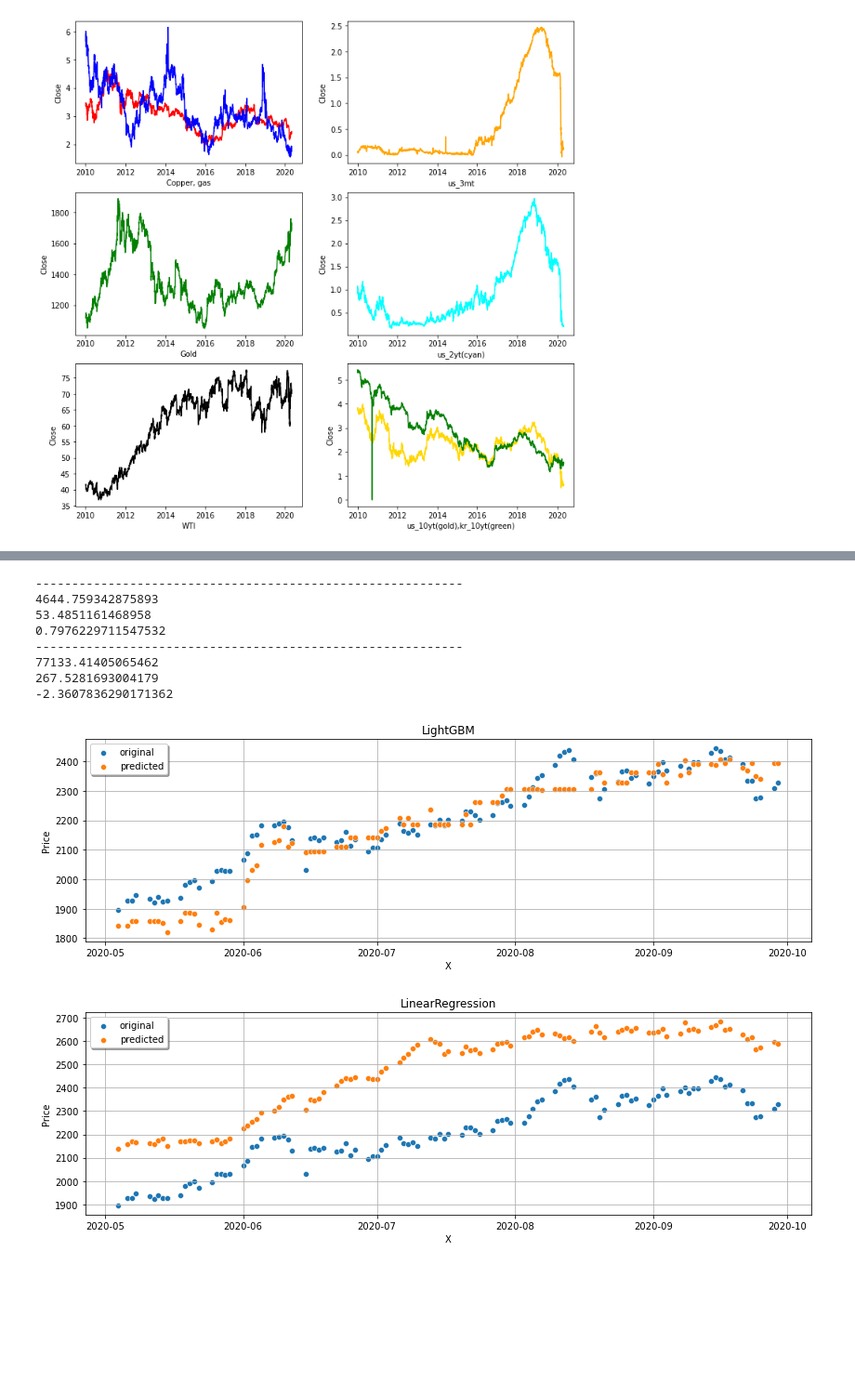
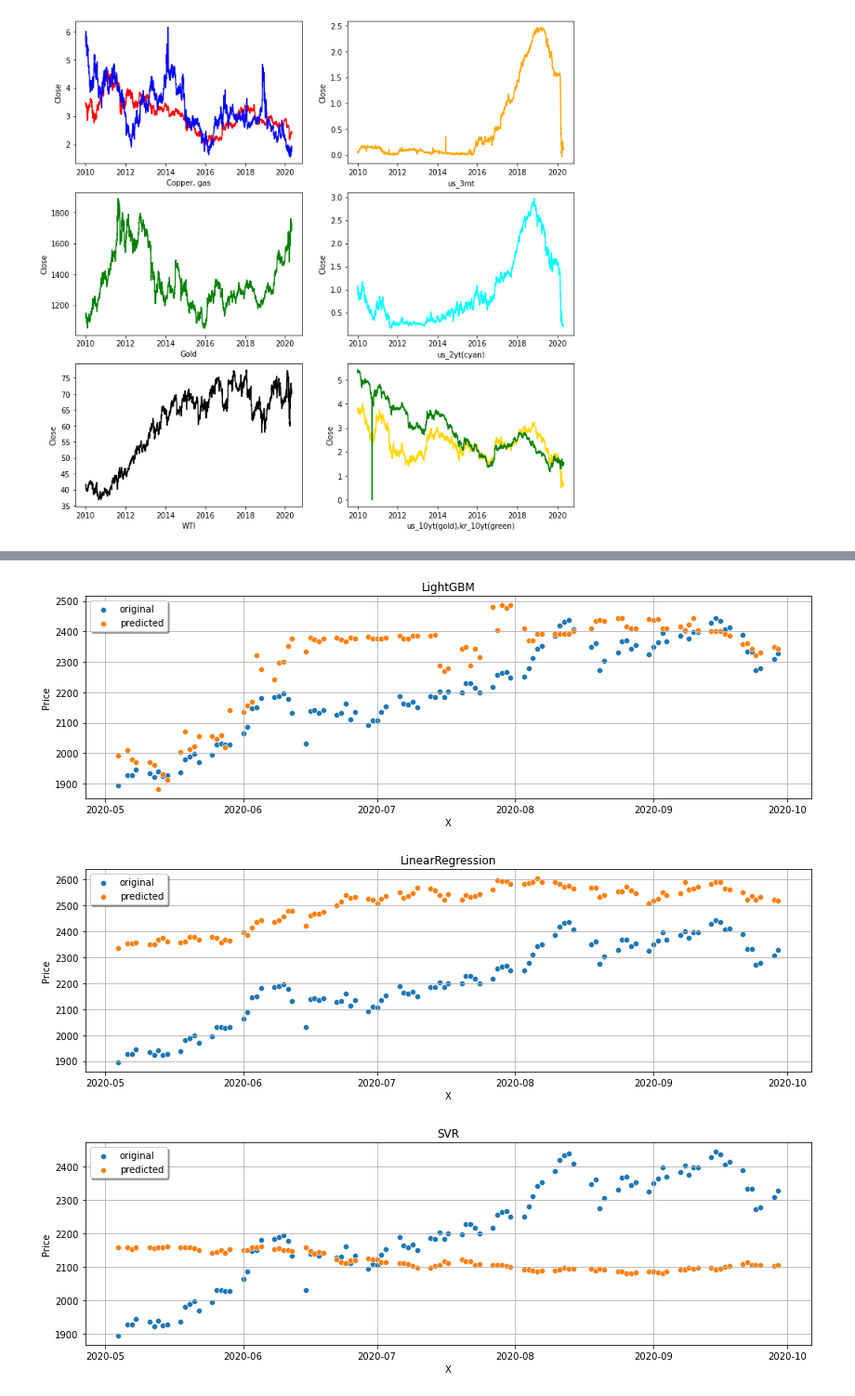
Before and after one commit to DongGuk-Seo/Yeardream, a Jupyter notebook: Project_Modeling/data/Project_Price_Prediction.ipynb, the cells around one changed output, grey strips where cells are left out. Shown at 93% size. Saved outputs shown, nothing was run; the diff lists cells and outputs as text; code cells hidden in the pictures; blank space fills up the shorter version.

```diff
--- a/Project_Modeling/data/Project_Price_Prediction.ipynb
+++ b/Project_Modeling/data/Project_Price_Prediction.ipynb
@@ -338,6 +341,7 @@ kospi_train_merged = pd.merge(kospi_train_merged,hk_train.Open,left_index=True,r
 kospi_train_merged = pd.merge(kospi_train_merged,usd_krw_train.Close,left_index=True,right_index=True,how='left')
 kospi_train_merged = pd.merge(kospi_train_merged,usd_index_train.Open,left_index=True,right_index=True,how='left')
 kospi_train_merged = pd.merge(kospi_train_merged,usd_cny_train.Open,left_index=True,right_index=True,how='left')
+kospi_train_merged = pd.merge(kospi_train_merged,usd_jpy_train.Open,left_index=True,right_index=True,how='left')
 kospi_train_merged = pd.merge(kospi_train_merged,gold_train.Open,left_index=True,right_index=True,how='left')
 kospi_train_merged = pd.merge(kospi_train_merged,wti_train.Open,left_index=True,right_index=True,how='left')
 kospi_train_merged = pd.merge(kospi_train_merged,copper_train.Open,left_index=True,right_index=True,how='left')
@@ -345,7 +349,7 @@ kospi_train_merged = pd.merge(kospi_train_merged,gas_train.Open,left_index=True,
 kospi_train_merged = pd.merge(kospi_train_merged,kr_10YT_train.Close,left_index=True,right_index=True,how='left')
 kospi_train_merged = pd.merge(kospi_train_merged,us_3MT_train.Open,left_index=True,right_index=True,how='left')
 kospi_train_merged = pd.merge(kospi_train_merged,us_10YT_train.Open,left_index=True,right_index=True,how='left')
-kospi_train_merged.columns = ['Target','Dow','Snp','Samsung','Kakao','Naver','Skhynix','Celltrion','Csi','Hk','Usd_krw','Usd_index','Usd_cny','Gold','Wti','Copper','Gas','Kr_10YT','Us_3MT','Us_10YT']
+kospi_train_merged.columns = ['Target','Dow','Snp','Samsung','Kakao','Naver','Skhynix','Celltrion','Csi','Hk','Usd_krw','Usd_index','Usd_cny','Usd_jpy','Gold','Wti','Copper','Gas','Kr_10YT','Us_3MT','Us_10YT']
 # %%
 # merge 확인
 kospi_train_merged.info()
@@ -419,6 +453,7 @@ kospi_test_merged = pd.merge(kospi_test_merged,hk_test.Open,left_index=True,righ
 kospi_test_merged = pd.merge(kospi_test_merged,usd_krw_test.Close,left_index=True,right_index=True,how='left')
 kospi_test_merged = pd.merge(kospi_test_merged,usd_index_test.Open,left_index=True,right_index=True,how='left')
 kospi_test_merged = pd.merge(kospi_test_merged,usd_cny_test.Open,left_index=True,right_index=True,how='left')
+kospi_test_merged = pd.merge(kospi_test_merged,usd_jpy_test.Open,left_index=True,right_index=True,how='left')
 kospi_test_merged = pd.merge(kospi_test_merged,gold_test.Open,left_index=True,right_index=True,how='left')
 kospi_test_merged = pd.merge(kospi_test_merged,wti_test.Open,left_index=True,right_index=True,how='left')
 kospi_test_merged = pd.merge(kospi_test_merged,copper_test.Open,left_index=True,right_index=True,how='left')
@@ -426,7 +461,7 @@ kospi_test_merged = pd.merge(kospi_test_merged,gas_test.Open,left_index=True,rig
 kospi_test_merged = pd.merge(kospi_test_merged,kr_10YT_test.Close,left_index=True,right_index=True,how='left')
 kospi_test_merged = pd.merge(kospi_test_merged,us_3MT_test.Open,left_index=True,right_index=True,how='left')
 kospi_test_merged = pd.merge(kospi_test_merged,us_10YT_test.Open,left_index=True,right_index=True,how='left')
-kospi_test_merged.columns = ['Target','Dow','Snp','Samsung','Kakao','Naver','Skhynix','Celltrion','Csi','Hk','Usd_krw','Usd_index','Usd_cny','Gold','Wti','Copper','Gas','Kr_10YT','Us_3MT','Us_10YT']
+kospi_test_merged.columns = ['Target','Dow','Snp','Samsung','Kakao','Naver','Skhynix','Celltrion','Csi','Hk','Usd_krw','Usd_index','Usd_cny','Usd_jpy','Gold','Wti','Copper','Gas','Kr_10YT','Us_3MT','Us_10YT']
 kospi_test_merged.fillna(method='ffill',inplace=True)
 kospi_test_merged.fillna(method='bfill',inplace=True)
 # %%
@@ -453,7 +488,7 @@ memory usage: 21.3 KB
 # %%
-trainX = kospi_train_merged.drop(columns=['Target','Snp','Gold','Gas','Kr_10YT','Us_3MT','Us_10YT','Hk'])
+trainX = kospi_train_merged.drop(columns=['Target','Gold','Gas','Kr_10YT','Us_3MT','Us_10YT','Hk','Csi','Usd_krw','Usd_index','Usd_cny','Usd_jpy','Wti','Copper','Kakao','Snp'])
 trainy = kospi_train_merged['Target']
-testX = kospi_test_merged.drop(columns=['Target','Snp','Gold','Gas','Kr_10YT','Us_3MT','Us_10YT','Hk'])
+testX = kospi_test_merged.drop(columns=['Target','Gold','Gas','Kr_10YT','Us_3MT','Us_10YT','Hk','Csi','Usd_krw','Usd_index','Usd_cny','Usd_jpy','Wti','Copper','Kakao','Snp'])
 testy = kospi_test_merged['Target']
 print(trainX.shape,trainy.shape,testX.shape,testy.shape)
 # %% [output]
@@ -461,10 +513,13 @@ print(trainX.shape,trainy.shape,testX.shape,testy.shape)
 # %%
 model = LGBMRegressor(max_depth=5,num_leaves=6)
 model2 = LinearRegression()
+model3 = SVR()
 model.fit(trainX,trainy)
 model2.fit(trainX,trainy)
+model3.fit(trainX,trainy)
 pred = model.predict(testX)
 pred2 = model2.predict(testX)
+pred3 = model3.predict(testX)
 print('-----------------------------------------------------------')
 print(mean_squared_error(testy,pred))
 print(mean_absolute_error(testy,pred))
@@ -473,35 +528,40 @@ print('-----------------------------------------------------------')
 print(mean_squared_error(testy,pred2))
 print(mean_absolute_error(testy,pred2))
 print(r2_score(testy,pred2))
+print('-----------------------------------------------------------')
+print(mean_squared_error(testy,pred3))
+print(mean_absolute_error(testy,pred3))
+print(r2_score(testy,pred3))
-# %% [output]
------------------------------------------------------------
-4644.759342875893
-53.4851161468958
-0.7976229711547532
------------------------------------------------------------
-77133.41405065462
-267.5281693004179
--2.3607836290171362
 # %%
 x_ax = testX.index
 plt.figure(figsize=(14, 4))
 plt.title("LightGBM")
 sns.scatterplot(x=x_ax, y=testy, label="original")
 sns.scatterplot(x=x_ax, y=pred, label="predicted")
 plt.xlabel('X')
 plt.ylabel('Price')
 plt.legend(loc='best',fancybox=True, shadow=True)
 plt.grid(True)
 plt.show()
 plt.figure(figsize=(14, 4))
 sns.scatterplot(x=x_ax, y=testy, label="original")
 sns.scatterplot(x=x_ax, y=pred2, label="predicted")
 plt.title("LinearRegression")
 plt.xlabel('X')
 plt.ylabel('Price')
 plt.legend(loc='best',fancybox=True, shadow=True)
 plt.grid(True)
 plt.show()
+plt.figure(figsize=(14, 4))
+sns.scatterplot(x=x_ax, y=testy, label="original")
+sns.scatterplot(x=x_ax, y=pred3, label="predicted")
+plt.title("SVR")
+plt.xlabel('X')
+plt.ylabel('Price')
+plt.legend(loc='best',fancybox=True, shadow=True)
+plt.grid(True)
+plt.show()
 # %% [output]
-[figure, old version]
+[figure, new version]
-[figure, old version]
+[figure, new version]
+[figure, added]
```
Also changed, not shown: parts of 13 cells of this notebook.
